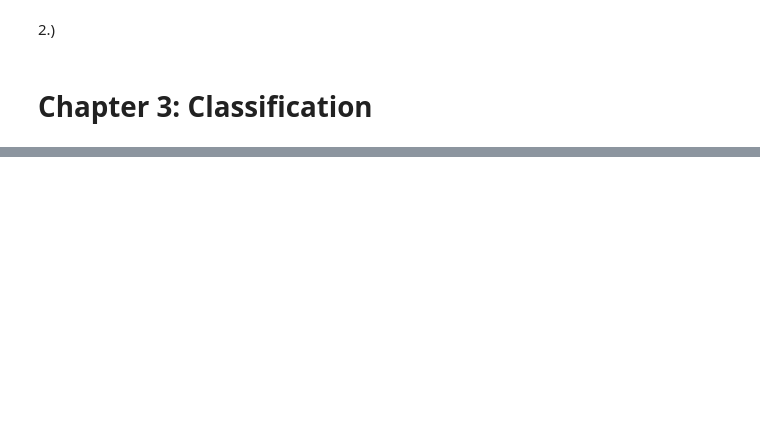
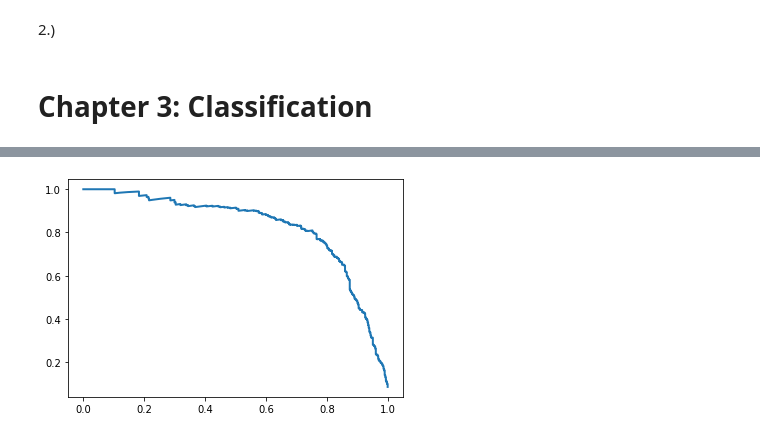
Before and after one commit to Mailisyorlik/L-D_HOML, a Jupyter notebook: hands_on_ml_liam.ipynb, the cells around one changed output, grey strips where cells are left out. Cells and saved outputs as stored; diff of their text form; code cells hidden in the pictures; blank space fills up the shorter version.

```diff
--- a/hands_on_ml_liam.ipynb
+++ b/hands_on_ml_liam.ipynb
@@ -754,0 +796,3 @@ GridSearchCV(cv=3,
+# %%
+y_train_5 = (y_train == '5')
+y_test_5 = (y_test == '5')
@@ -754,0 +922,5 @@ GridSearchCV(cv=3,
+# %%
+plt.plot(recalls, precisions, linewidth =2, label = "Precision/Recall Curve")
+plt.show()
+# %% [output]
+[figure, added]
```
Also changed, not shown: parts of 34 cells of this notebook.
